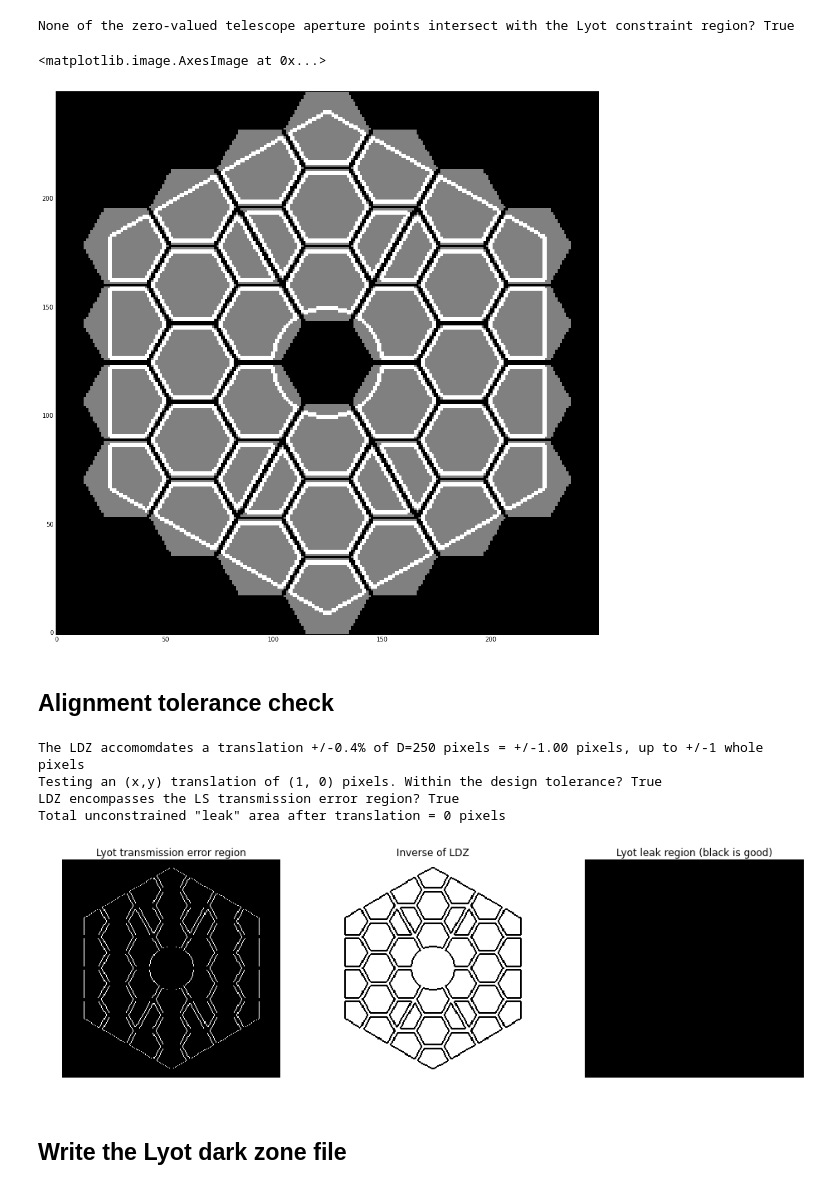
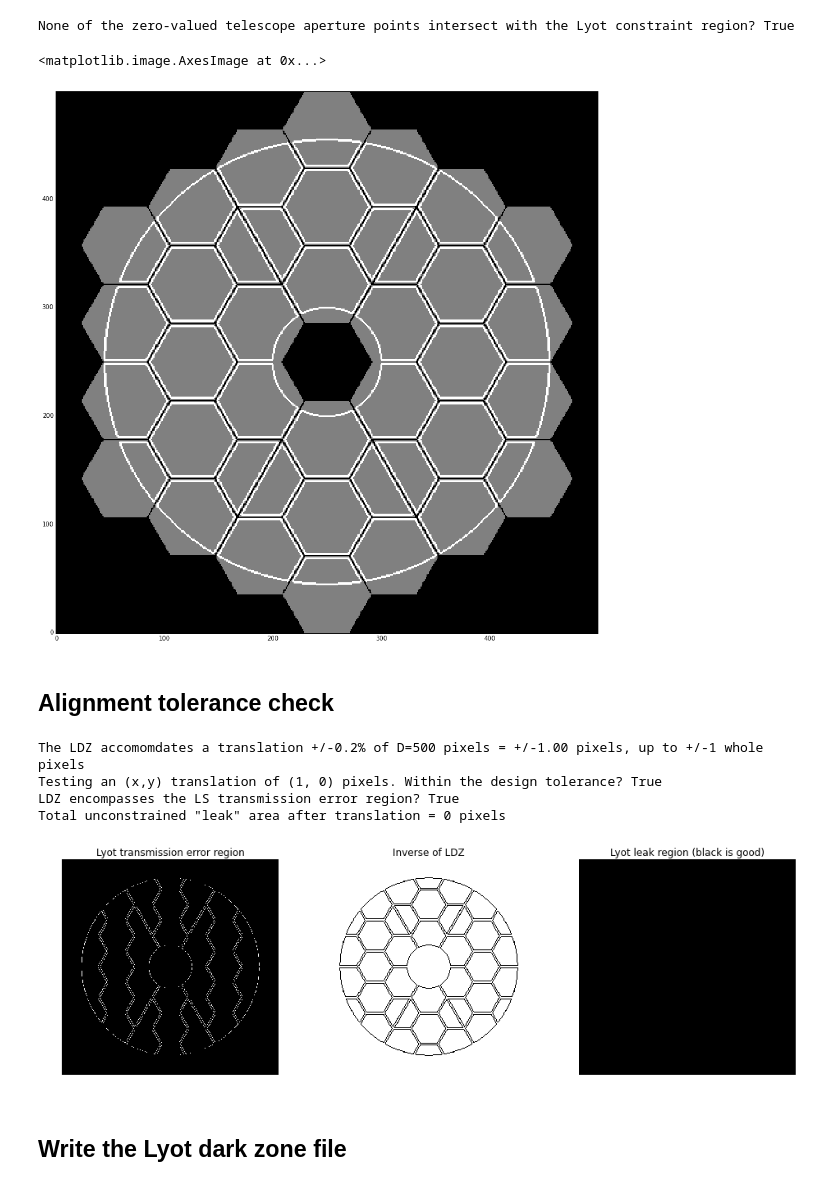
Before and after one commit to neilzim/SCDA, a Jupyter notebook: make_Lyotstop_obs2.ipynb, the cells around one changed output. Cells and saved outputs as stored; diff of their text form; code cells hidden in the pictures.

```diff
--- a/make_Lyotstop_obs2.ipynb
+++ b/make_Lyotstop_obs2.ipynb
@@ -23,16 +23,17 @@ secobs_key_map = {'Cross':'cross', 'X':'x'}
 ## Set basic parameters
 # %%
 overwrite = True
-N = 125 # pupil array quadrant width after binning
+N = 250 # pupil array quadrant width after binning
 iD = 20
-oD = 80
-aligntol = 4 # units of thousandths of pupil diameter
-pad = 7 # units of thousandths of pupil diameter
+oD = 82
+aligntol = 2 # units of thousandths of pupil diameter
+pupil_pad = 1 # units of thousandths of pupil diameter
+Lyot_pad = 3 # units of thousandths of pupil diameter
 prim_key = "hex3"
 secobs_key = "X"
 D = 1000
 symm = 'quart' # set to either 'quart' or 'half'
-shape = 'hex' # set to 'ann' or 'hex'
+shape = 'ann' # set to 'ann' or 'hex'
 # %%
 #LS_dir = os.path.abspath("../InputMasks/LS")
 #LS_dir = os.path.normpath("/astro/opticslab1/SCDA/Apertures/InputMasks/LS")
@@ -72,5 +73,5 @@ plt.imshow(telap[500:700,500:700])
 # %%
-max_shift = int(round(D*float(pad)/1000))
+max_shift = int(round(D*float(Lyot_pad)/1000))
 shift_range = range(-max_shift,max_shift+1,1)
 # %%
 [Xshifts, Yshifts] = np.meshgrid(shift_range, shift_range)
@@ -266,11 +285,12 @@ None of the zero-valued telescope aperture points intersect with the Lyot constr
 # %%
 plt.figure(figsize=(16,16))
 #plt.imshow(orig_telap)
 #plt.imshow(np.floor(orig_telap).astype(int))
-plt.imshow(Lyot_dz-(1-np.floor(orig_telap)),cmap='gray')
+#plt.imshow(Lyot_dz-(1-np.floor(orig_telap)),cmap='gray')
+plt.imshow(Lyot_dz-(1-np.round(orig_telap)),cmap='gray')
 # %% [output]
 <matplotlib.image.AxesImage at 0x...>
-[figure, old version]
+[figure, new version]
 # %% [markdown]
 ## Alignment tolerance check
 # %%
@@ -290,7 +310,7 @@ print("LDZ encompasses the LS transmission error region? {0:}".format(LDZ_valid)
 print("Total unconstrained \"leak\" area after translation = {0:d} pixels".format(
       int(np.sum(np.logical_and(LS_err_mask, ~Lyot_dz)))))
 # %% [output]
-The LDZ accomomdates a translation +/-0.4% of D=250 pixels = +/-1.00 pixels, up to +/-1 whole pixels
+The LDZ accomomdates a translation +/-0.2% of D=500 pixels = +/-1.00 pixels, up to +/-1 whole pixels
 Testing an (x,y) translation of (1, 0) pixels. Within the design tolerance? True
 LDZ encompasses the LS transmission error region? True
 Total unconstrained "leak" area after translation = 0 pixels
@@ -309,7 +329,7 @@ plt.imshow(np.logical_and(LS_err_mask, ~Lyot_dz))
 lims = plt.axis('off')
 t=plt.title('Lyot leak region (black is good)')
 # %% [output]
-[figure, old version]
+[figure, new version]
 # %% [markdown]
 ## Write the Lyot dark zone file
 # %%
```
Also changed, not shown: parts of 15 cells of this notebook, 2 other files.
